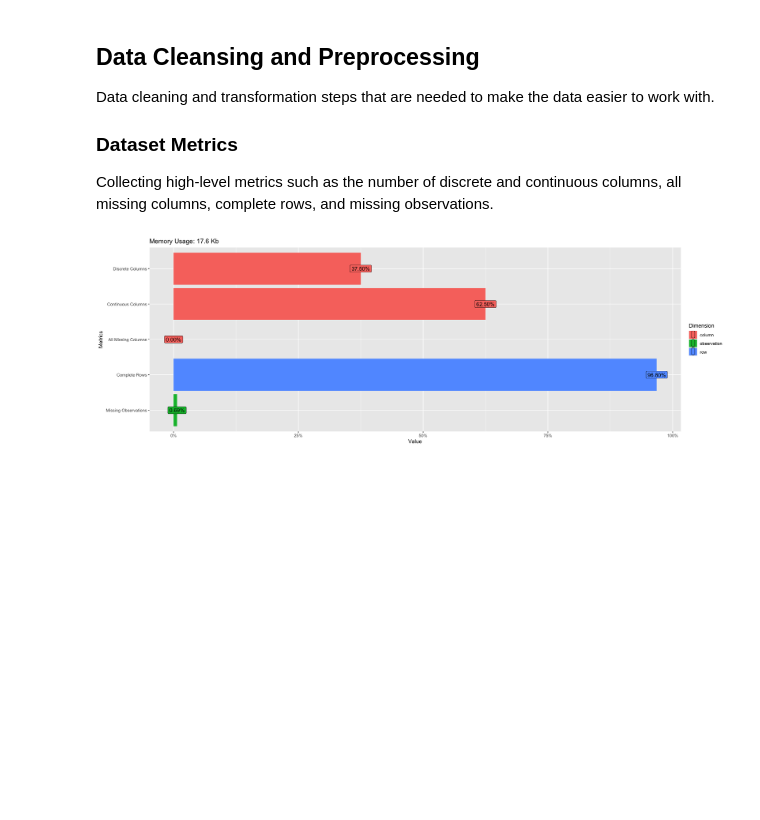
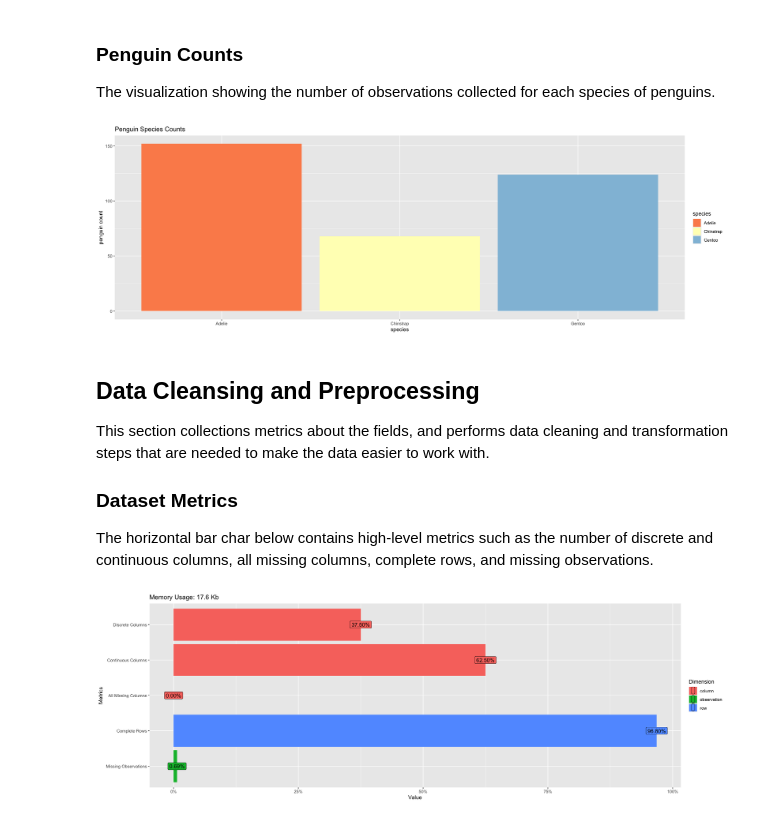
Before and after one commit to smpotts/palmerpenguins-vis-and-storytelling, a Jupyter notebook: palmer_penguins.ipynb, the cells around one changed output. Saved outputs shown, nothing was run; the diff lists cells and outputs as text; code cells hidden in the pictures; blank space fills up the shorter version.

```diff
--- a/palmer_penguins.ipynb
+++ b/palmer_penguins.ipynb
@@ -101,8 +112,25 @@ A tibble: 5 × 8
+# %% [markdown]
+### Penguin Counts
+The visualization showing the number of observations collected for each species of penguins.
+# %%
+ggplot(penguins, aes(x = species, fill = species)) +
+  geom_bar() +
+  labs(
+    title = "Penguin Species Counts", align="center",
+    y = "penguin count"
+  ) +
+  # theme_minimal() +
+  scale_fill_brewer(palette = "RdYlBu")
+
+# save plot
+ggsave("figures/species_counts_barplot.png", width = 18, height = 6)
+# %% [output]
+[figure, added]
 # %% [markdown]
 ## Data Cleansing and Preprocessing
-Data cleaning and transformation steps that are needed to make the data easier to work with.
+This section collections metrics about the fields, and performs data cleaning and transformation steps that are needed to make the data easier to work with.
 
 ### Dataset Metrics
-Collecting high-level metrics such as the number of discrete and continuous columns, all missing columns, complete rows, and missing observations.
+The horizontal bar char below contains high-level metrics such as the number of discrete and continuous columns, all missing columns, complete rows, and missing observations.
 # %%
 plot_intro(penguins)
```
Also changed, not shown: parts of 46 cells of this notebook, 13 other files.
